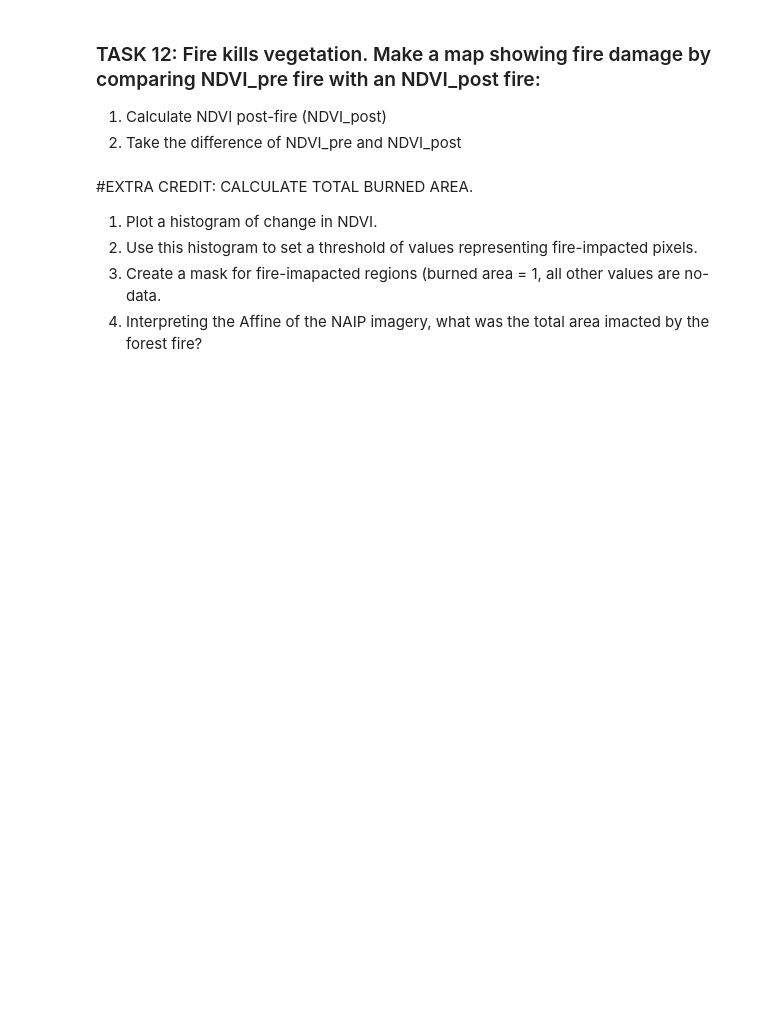
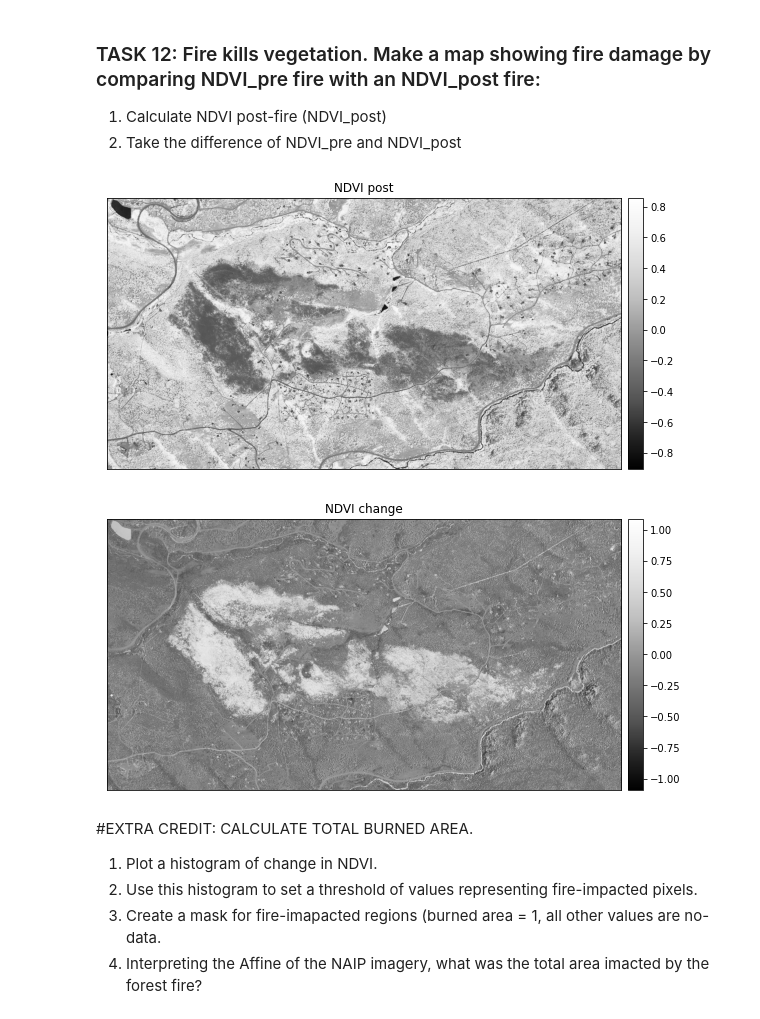
Before and after one commit to abbymwebster/EnvDatSci22, a Jupyter notebook: CodeSprints/RasterData101.ipynb, the cells around one changed output. Saved outputs shown, nothing was run; the diff lists cells and outputs as text; code cells hidden in the pictures; blank space fills up the shorter version.

```diff
--- a/CodeSprints/RasterData101.ipynb
+++ b/CodeSprints/RasterData101.ipynb
@@ -632,11 +649,20 @@ plt.show()
 # %%
 # Task 11: create NDVI_post
 red_post_fire=naip_post_fire[0]
 NIR_post_fire=naip_post_fire[3]
 
 NDVI_post = (NIR_post_fire - red_post_fire) / (NIR_post_fire + red_post_fire)
+ep.plot_bands(NDVI_post, figsize=(10, 5), title = "NDVI post")
+plt.show()
 
 # Task 11: map change in NDVI
+NDVI_change = (NDVI_pre - NDVI_post)
+
+ep.plot_bands(NDVI_change, figsize=(10, 5), title = "NDVI change")
+plt.show()
+# %% [output]
+[figure, added]
+[figure, added]
 # %% [markdown]
 #EXTRA CREDIT: CALCULATE TOTAL BURNED AREA.
 1. Plot a histogram of change in NDVI.
```
Also changed, not shown: parts of 11 cells of this notebook.
